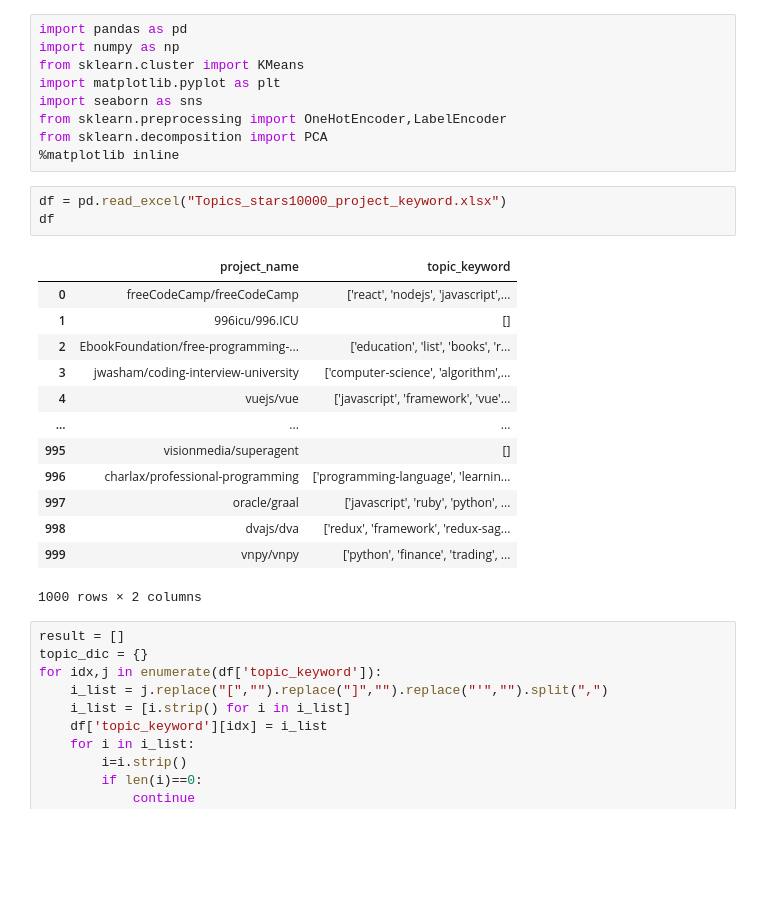
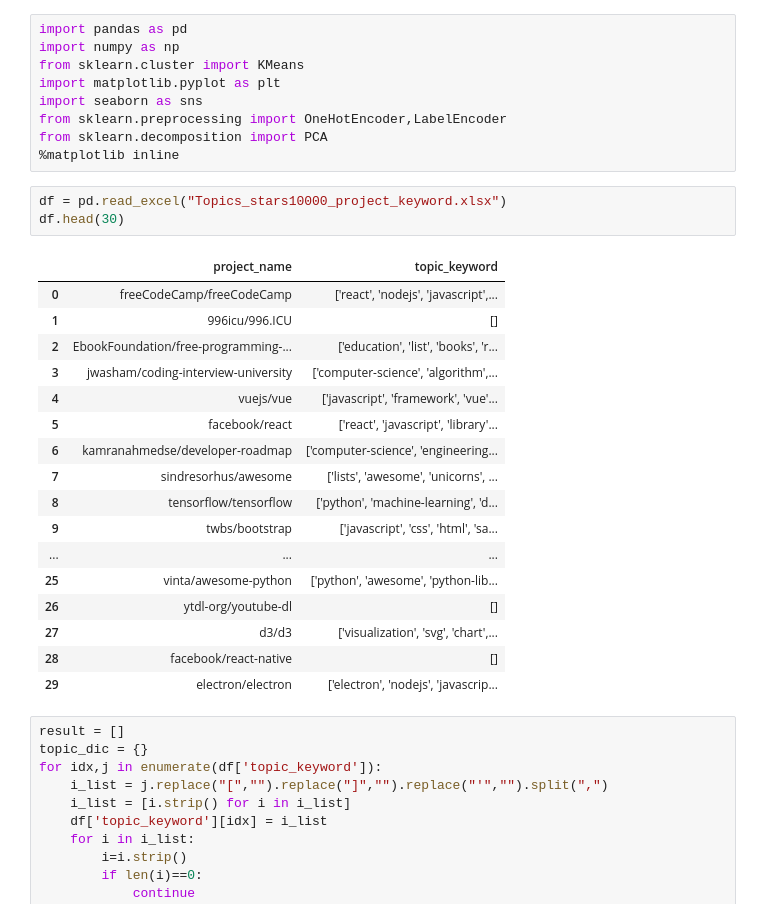
Before and after one commit to park1997/GitHub_Crawling_TextMining_Project, a Jupyter notebook: ParkByeongHyeon/Github_kmeans_clustering.ipynb, the cells around one changed output. Drawn from its saved outputs; the diff is of its cells as text; blank space fills up the shorter version.

```diff
--- a/ParkByeongHyeon/Github_kmeans_clustering.ipynb
+++ b/ParkByeongHyeon/Github_kmeans_clustering.ipynb
@@ -9,21 +9,25 @@ from sklearn.decomposition import PCA
 %matplotlib inline
 # %%
 df = pd.read_excel("Topics_stars10000_project_keyword.xlsx")
-df
+df.head(30)
 # %% [output]
 |  | project_name | topic_keyword |
 | 0 | freeCodeCamp/freeCodeCamp | ['react', 'nodejs', 'javascript',... |
 | 1 | 996icu/996.ICU | [] |
 | 2 | EbookFoundation/free-programming-... | ['education', 'list', 'books', 'r... |
 | 3 | jwasham/coding-interview-university | ['computer-science', 'algorithm',... |
 | 4 | vuejs/vue | ['javascript', 'framework', 'vue'... |
+| 5 | facebook/react | ['react', 'javascript', 'library'... |
+| 6 | kamranahmedse/developer-roadmap | ['computer-science', 'engineering... |
+| 7 | sindresorhus/awesome | ['lists', 'awesome', 'unicorns', ... |
+| 8 | tensorflow/tensorflow | ['python', 'machine-learning', 'd... |
+| 9 | twbs/bootstrap | ['javascript', 'css', 'html', 'sa... |
 | ... | ... | ... |
-| 995 | visionmedia/superagent | [] |
-| 996 | charlax/professional-programming | ['programming-language', 'learnin... |
-| 997 | oracle/graal | ['javascript', 'ruby', 'python', ... |
-| 998 | dvajs/dva | ['redux', 'framework', 'redux-sag... |
-| 999 | vnpy/vnpy | ['python', 'finance', 'trading', ... |
+| 25 | vinta/awesome-python | ['python', 'awesome', 'python-lib... |
+| 26 | ytdl-org/youtube-dl | [] |
+| 27 | d3/d3 | ['visualization', 'svg', 'chart',... |
+| 28 | facebook/react-native | [] |
+| 29 | electron/electron | ['electron', 'nodejs', 'javascrip... |
-1000 rows × 2 columns
 # %%
 result = []
 topic_dic = {}
```
Also changed, not shown: parts of 22 cells of this notebook.
